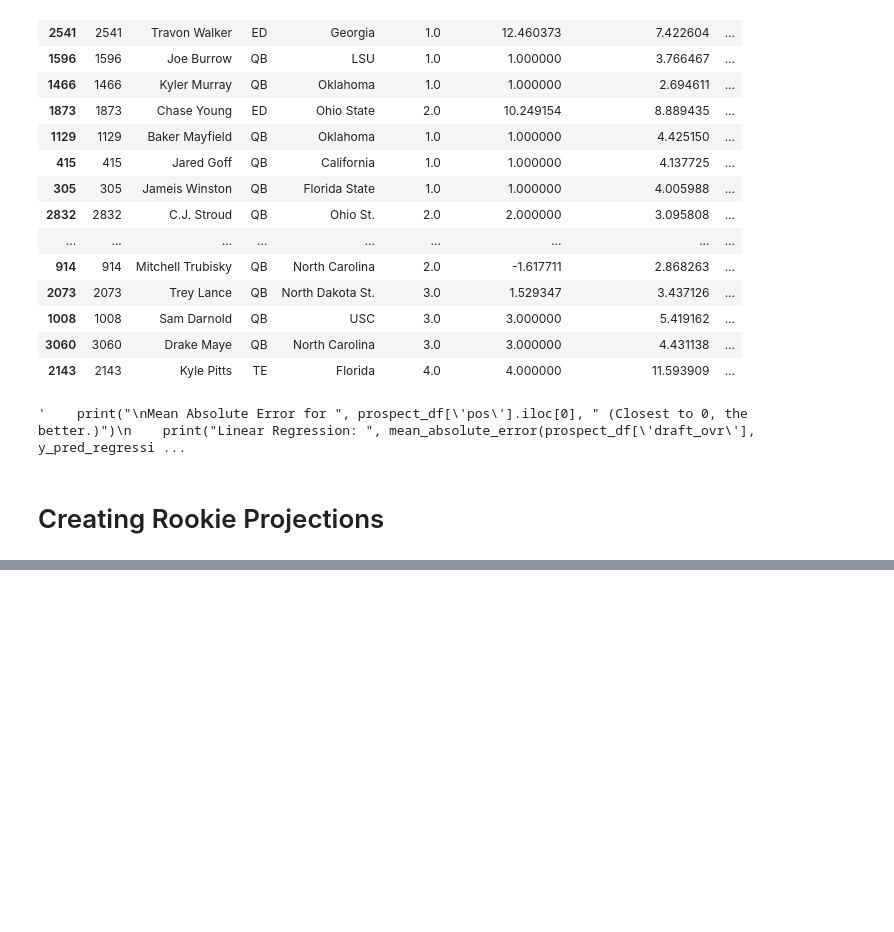
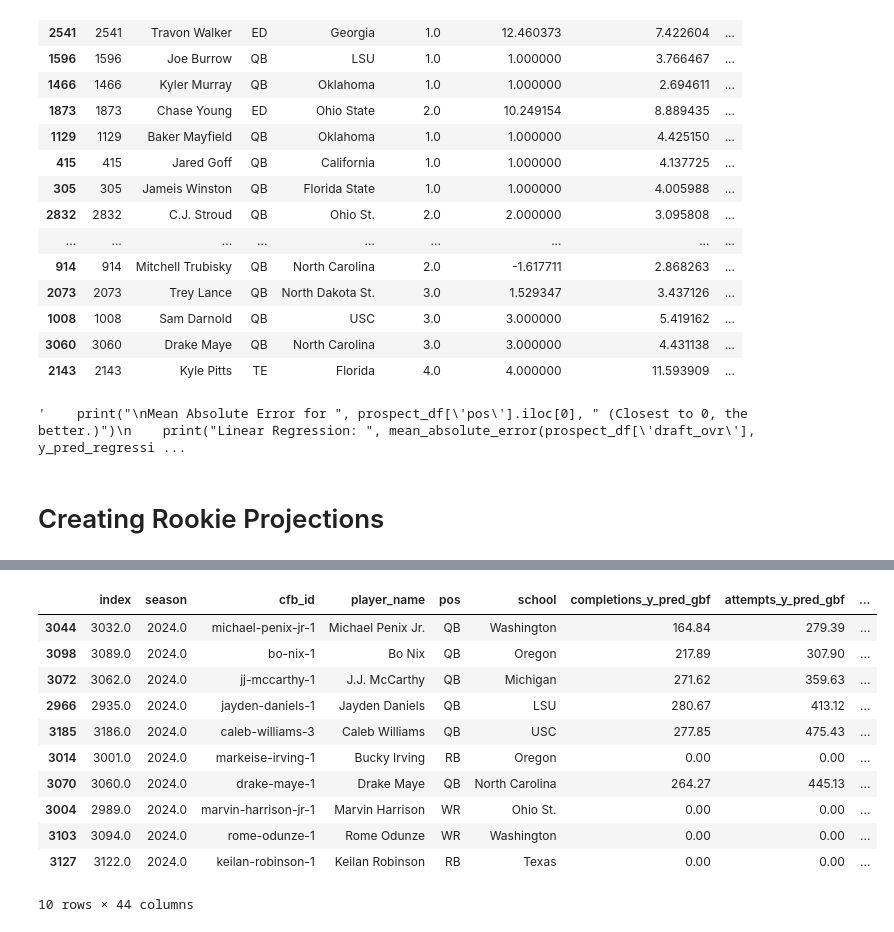
Before and after one commit to JoshKepler/Portfolio, a Jupyter notebook: NFL Project/Projected Draft Position & Stats.ipynb, the cells around one changed output, grey strips where cells are left out. Cells and saved outputs as stored; diff of their text form; code cells hidden in the pictures; blank space fills up the shorter version.

```diff
--- a/NFL Project/Projected Draft Position & Stats.ipynb
+++ b/NFL Project/Projected Draft Position & Stats.ipynb
@@ -1356,0 +1294,5 @@ NameError: name 'model_list' is not defined
+# %%
+#Creating columns list to create a cleaner df to extract
+columns = [col for col in df_export.columns if '_y_pred_gbf' in col]
+
+print(columns)
@@ -1356,0 +1301,7 @@ NameError: name 'model_list' is not defined
+# %%
+ff_pts = {'passing_yards_y_pred_gbf':.04, 'passing_tds_y_pred_gbf':4, 'interceptions_y_pred_gbf':-2, 'sack_fumbles_y_pred_gbf':-1,
+         'sack_fumbles_lost_y_pred_gbf':-1, 'passing_2pt_conversions_y_pred_gbf':2, 'rushing_yards_y_pred_gbf':.1,
+         'rushing_tds_y_pred_gbf':6, 'rushing_fumbles_y_pred_gbf':-1, 'rushing_fumbles_lost_y_pred_gbf':-1,
+         'rushing_first_downs_y_pred_gbf': .5,'rushing_2pt_conversions_y_pred_gbf':2, 'receptions_y_pred_gbf':.5,
+         'receiving_yards_y_pred_gbf': .1, 'receiving_tds_y_pred_gbf':6, 'receiving_fumbles_y_pred_gbf':-1,
+         'receiving_fumbles_lost_y_pred_gbf':-1, 'receiving_first_downs_y_pred_gbf': .5,'receiving_2pt_conversions_y_pred_gbf':2}
@@ -1356,0 +1319,31 @@ NameError: name 'model_list' is not defined
+# %%
+#Cleaning df
+
+columns = ['index', 'season', 'cfb_id', 'player_name', 'pos', 'school', 'completions_y_pred_gbf', 'attempts_y_pred_gbf', 'passing_yards_y_pred_gbf', 'passing_tds_y_pred_gbf', 'interceptions_y_pred_gbf', 'sacks_y_pred_gbf', 'sack_yards_y_pred_gbf', 'sack_fumbles_y_pred_gbf', 'sack_fumbles_lost_y_pred_gbf', 'passing_2pt_conversions_y_pred_gbf', 'carries_y_pred_gbf', 'rushing_yards_y_pred_gbf', 'rushing_tds_y_pred_gbf', 'rushing_fumbles_y_pred_gbf', 'rushing_fumbles_lost_y_pred_gbf', 'rushing_first_downs_y_pred_gbf', 'rushing_epa_y_pred_gbf', 'rushing_2pt_conversions_y_pred_gbf', 'receptions_y_pred_gbf', 'targets_y_y_pred_gbf', 'receiving_yards_y_pred_gbf', 'receiving_tds_y_pred_gbf', 'receiving_fumbles_y_pred_gbf', 'receiving_fumbles_lost_y_pred_gbf', 'receiving_air_yards_y_pred_gbf', 'receiving_first_downs_y_pred_gbf', 'receiving_epa_y_pred_gbf', 'receiving_2pt_conversions_y_pred_gbf', 'games_y_pred_gbf', 'tgt_sh_y_pred_gbf', 'ry_sh_y_pred_gbf', 'rtd_sh_y_pred_gbf', 'rfd_sh_y_pred_gbf', 'dom_y_pred_gbf']
+
+df_export = df_export[columns]
+df_export = df_export.round(decimals=2)
+
+df_export['scrimage_yards_pred'] = df_export['rushing_yards_y_pred_gbf'] + df_export['receiving_yards_y_pred_gbf']
+df_export['touch_pred'] = df_export['carries_y_pred_gbf'] + df_export['receptions_y_pred_gbf']
+
+df_export['proj_ff_pts'] = df_export[ff_pts.keys()].mul(list(ff_pts.values()), axis=1).sum(axis=1)
+df_export['proj_ff_pts_per_game'] = df_export['proj_ff_pts']/df_export['games_y_pred_gbf']
+
+df_export = df_export.replace([np.inf, -np.inf], np.nan)
+df_export = df_export.fillna(0)
+
+df_export[(df_export['season'] == 2024) & (df_export['games_y_pred_gbf'] >= 4)].sort_values(by='proj_ff_pts_per_game', ascending=False).head(10)
+# %% [output]
+|  | index | season | cfb_id | player_name | pos | school | completions_y_pred_gbf | attempts_y_pred_gbf | ... |
+| 3044 | 3032.0 | 2024.0 | michael-penix-jr-1 | Michael Penix Jr. | QB | Washington | 164.84 | 279.39 | ... |
+| 3098 | 3089.0 | 2024.0 | bo-nix-1 | Bo Nix | QB | Oregon | 217.89 | 307.90 | ... |
+| 3072 | 3062.0 | 2024.0 | jj-mccarthy-1 | J.J. McCarthy | QB | Michigan | 271.62 | 359.63 | ... |
+| 2966 | 2935.0 | 2024.0 | jayden-daniels-1 | Jayden Daniels | QB | LSU | 280.67 | 413.12 | ... |
+| 3185 | 3186.0 | 2024.0 | caleb-williams-3 | Caleb Williams | QB | USC | 277.85 | 475.43 | ... |
+| 3014 | 3001.0 | 2024.0 | markeise-irving-1 | Bucky Irving | RB | Oregon | 0.00 | 0.00 | ... |
+| 3070 | 3060.0 | 2024.0 | drake-maye-1 | Drake Maye | QB | North Carolina | 264.27 | 445.13 | ... |
+| 3004 | 2989.0 | 2024.0 | marvin-harrison-jr-1 | Marvin Harrison | WR | Ohio St. | 0.00 | 0.00 | ... |
+| 3103 | 3094.0 | 2024.0 | rome-odunze-1 | Rome Odunze | WR | Washington | 0.00 | 0.00 | ... |
+| 3127 | 3122.0 | 2024.0 | keilan-robinson-1 | Keilan Robinson | RB | Texas | 0.00 | 0.00 | ... |
+10 rows × 44 columns
```
Also changed, not shown: parts of 61 cells of this notebook.
